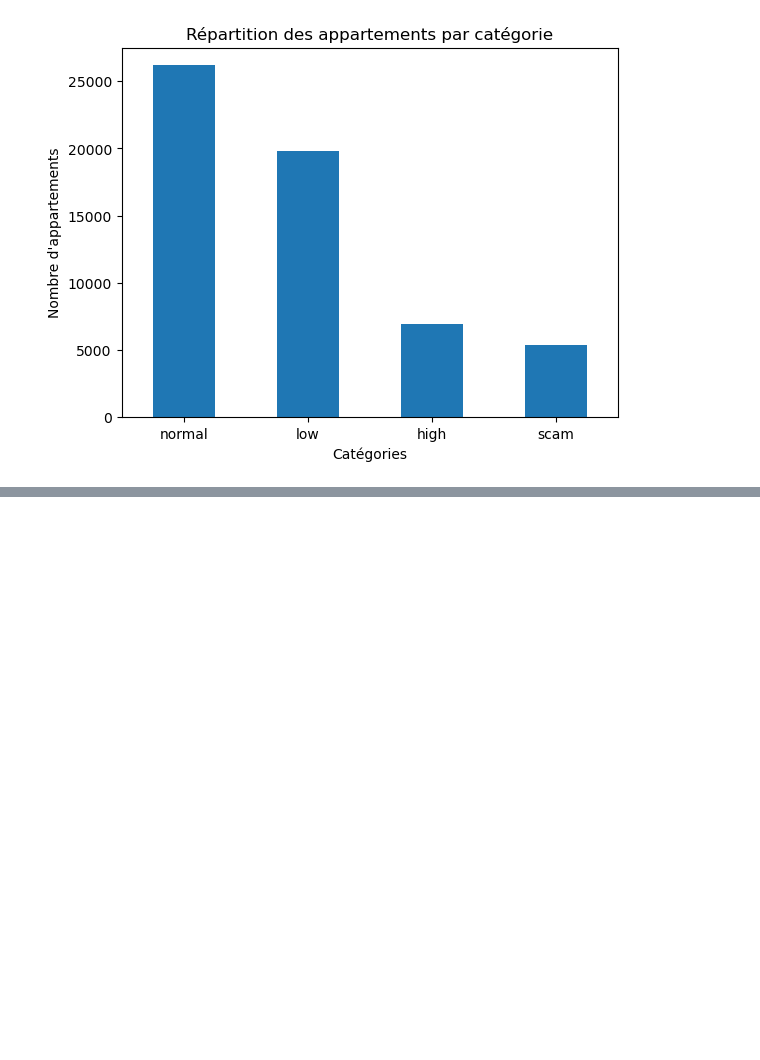
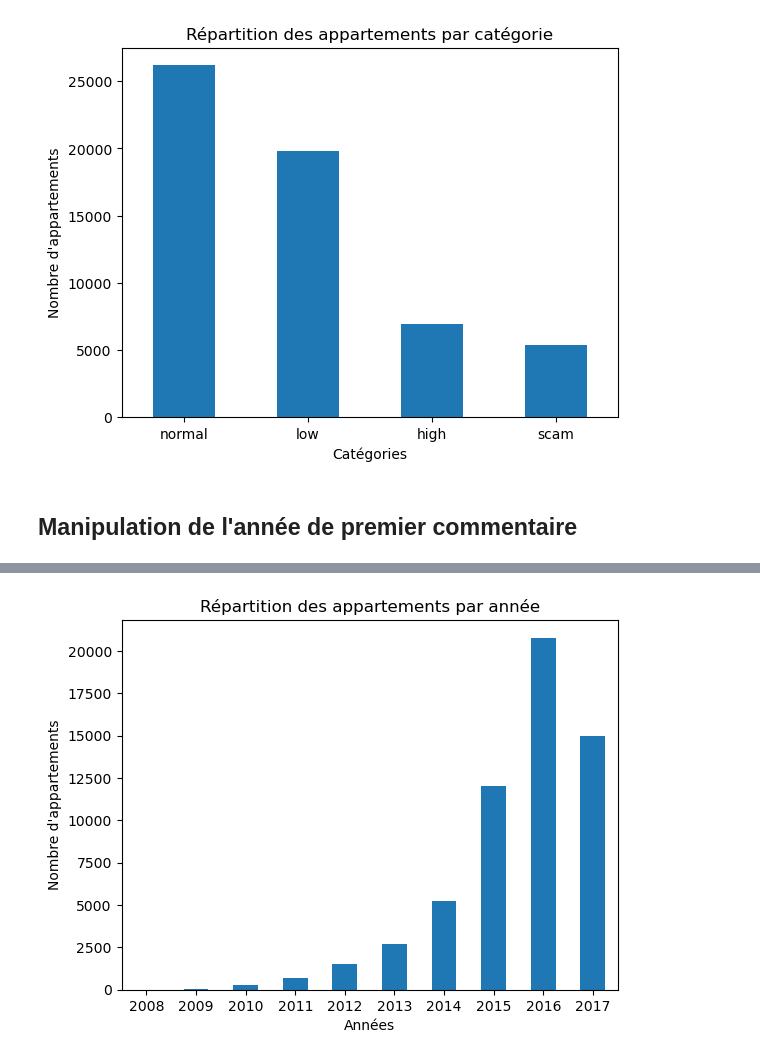
Before and after one commit to LoanCB/machine-learning-appartement, a Jupyter notebook: playground_airbnb.ipynb, the cells around one changed output, grey strips where cells are left out. Drawn from its saved outputs; the diff is of its cells as text; code cells hidden in the pictures; blank space fills up the shorter version.

```diff
--- a/playground_airbnb.ipynb
+++ b/playground_airbnb.ipynb
@@ -147,3 +148,28 @@ See the caveats in the documentation: https://pandas.pydata.org/pandas-docs/stab
   df_city['price_per_person'] = df_city['price_by_night'] / df_city['accommodates']
 {'NYC': 51.78700216792043, 'DC': 47.06039207376285, 'SF': 69.38497806451686, 'LA': 44.17583710691291, 'Chicago': 35.77842045010958, 'Boston': 53.500549767817944}
 [figure]
+# %% [markdown]
+## Manipulation de l'année de premier commentaire
+# %%
+min_timestamp = df['first_review_timestamp'].min()
+min_date = pd.to_datetime(min_timestamp, unit='s')
+
+max_timestamp = df['first_review_timestamp'].max()
+max_date = pd.to_datetime(max_timestamp, unit='s')
+
+average_timestamp = df['first_review_timestamp'].mean()
+average_date = pd.to_datetime(average_timestamp, unit='s')
+
+print("Date minimale : ", min_date)
+print("Date maximale : ", max_date)
+print("Moyenne de la date : ", average_date)
+
+plt.figure()
+df['year'] = df['first_review'].dt.year
+df['year'].value_counts().sort_index().plot(kind='bar')
+plt.title('Répartition des appartements par année')
+plt.xlabel('Années')
+plt.ylabel("Nombre d'appartements")
+plt.xticks(rotation=0)
+plt.show()
+# %% [output]
@@ -149,0 +179 @@ See the caveats in the documentation: https://pandas.pydata.org/pandas-docs/stab
+[figure, added]
```
Also changed, not shown: parts of 3 cells of this notebook.
